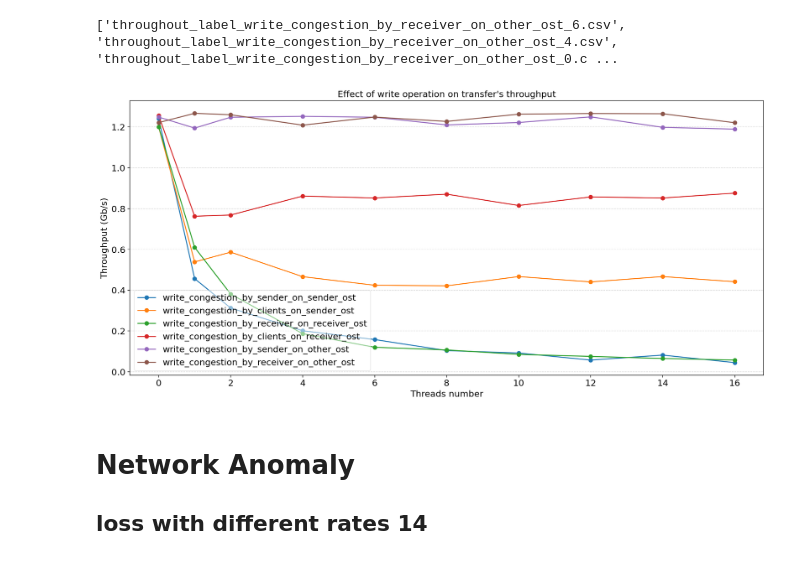
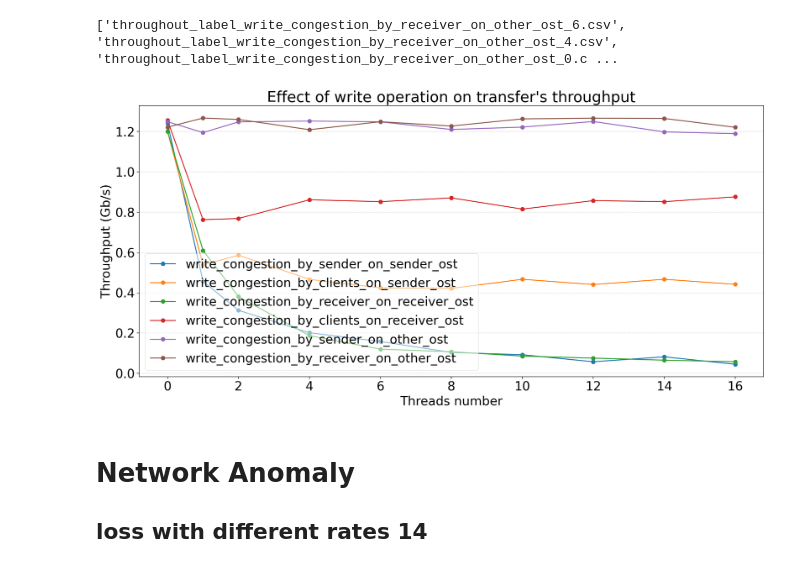
Before and after one commit to EhsanSaZ/BottleneckDetection, a Jupyter notebook: analysis/throughput_analysis.ipynb, the cells around one changed output. Drawn from its saved outputs; the diff is of its cells as text; code cells hidden in the pictures.

```diff
--- a/analysis/throughput_analysis.ipynb
+++ b/analysis/throughput_analysis.ipynb
@@ -188,10 +186,12 @@ from cmath import log
 from matplotlib.pyplot import figure
 from matplotlib import pyplot as plt
 figure(figsize=(18, 8), dpi=160)
+plt.rcParams.update({'font.size': 20})
+
 plt.yticks(np.arange(0, max(read_congestion_by_sender_on_sender_ost_y)+1, 0.1))
 plt.plot(read_congestion_by_sender_on_sender_ost_x, read_congestion_by_sender_on_sender_ost_y, marker='o', label = "read_congestion_by_sender_on_sender_ost")
 plt.plot(read_congestion_by_clients_on_sender_ost_x, read_congestion_by_clients_on_sender_ost_y, marker='o', label = "read_congestion_by_clients_on_sender_ost")
-plt.plot(read_congestion_by_writer_on_writer_ost_x, read_congestion_by_writer_on_writer_ost_y, marker='o', label = "read_congestion_by_writer_on_writer_ost")
+plt.plot(read_congestion_by_writer_on_writer_ost_x, read_congestion_by_writer_on_writer_ost_y, marker='o', label = "read_congestion_by_receiver_on_writer_ost")
 # plt.plot(read_congestion_by_writer_on_writer_ost_x_1, read_congestion_by_writer_on_writer_ost_y_1, label = "read_congestion_by_writer_on_writer_ost_1")
 plt.plot(read_congestion_by_clients_on_receiver_ost_x, read_congestion_by_clients_on_receiver_ost_y, marker='o', label = "read_congestion_by_clients_on_writer_ost")
 # plt.plot(read_congestion_by_clients_on_receiver_ost_x_1, read_congestion_by_clients_on_receiver_ost_y_1, label = "read_congestion_by_clients_on_receiver_ost_1")
@@ -199,15 +199,15 @@ plt.plot(read_congestion_by_sender_on_other_ost_x, read_congestion_by_sender_on_
 #
 # plt.plot(read_congestion_by_sender_on_other_ost_x_1, read_congestion_by_sender_on_other_ost_y_1, marker='o', label = "read_congestion_by_sender_on_other_ost_1")
 #
-plt.plot(read_congestion_by_writer_on_other_ost_x, read_congestion_by_writer_on_other_ost_y, marker='o', label = "read_congestion_by_writer_on_other_ost")
-plt.legend(framealpha=0.5, fontsize=14, loc='lower left')
-plt.xlabel('Threads number', fontsize=14)
-plt.xticks(fontsize=14)
-plt.ylabel('Throughput (Gb/s)',fontsize=14)
-plt.yticks(fontsize=14)
-plt.title('Effect of read operation on transfer\'s throughput', fontsize=14)
+plt.plot(read_congestion_by_writer_on_other_ost_x, read_congestion_by_writer_on_other_ost_y, marker='o', label = "read_congestion_by_receiver_on_other_ost")
+plt.legend(framealpha=0.5, loc='lower left')
+plt.xlabel('Threads number')
+# plt.xticks(fontsize=14)
+plt.ylabel('Throughput (Gb/s)')
+# plt.yticks(fontsize=14)
+plt.title('Effect of read operation on transfer\'s throughput')
 plt.grid(True, axis='y', linestyle='--', alpha=0.5)
-# plt.savefig('Effect of read operation on transfer throughput.jpg')
+plt.savefig('Effect of read operation on transfer throughput.jpg', bbox_inches='tight')
 plt.show()
 # plt.savefig('Effect of read operation on transfer\' throughput.png')
 # %% [output]
@@ -355,29 +356,30 @@ write_congestion_by_receiver_on_other_ost_y = np.array([thr_0, thr_1, thr_2, thr
 # %%
 from matplotlib.pyplot import figure
 from matplotlib import pyplot as plt
-plt.rcParams.update({'font.size': 18})
+plt.rcParams.update({'font.size': 20})
+
 figure(figsize=(18, 8), dpi=160)
 # plt.yticks(np.arange(0, max(write_congestion_by_sender_on_sender_ost_y)+1, 0.1))
 plt.xticks(np.arange(0, 130, 2))
 plt.plot(write_congestion_by_sender_on_sender_ost_x, write_congestion_by_sender_on_sender_ost_y, marker='o', label = "write_congestion_by_sender_on_sender_ost")
 plt.plot(write_congestion_by_clients_on_sender_ost_x, write_congestion_by_clients_on_sender_ost_y, marker='o', label = "write_congestion_by_clients_on_sender_ost")
 plt.plot(write_congestion_by_receiver_on_receiver_ost_x, write_congestion_by_receiver_on_receiver_ost_y, marker='o', label = "write_congestion_by_receiver_on_receiver_ost")
 plt.plot(write_congestion_by_clients_on_receiver_ost_x, write_congestion_by_clients_on_receiver_ost_y, marker='o', label = "write_congestion_by_clients_on_receiver_ost")
 plt.plot(write_congestion_by_sender_on_other_ost_x, write_congestion_by_sender_on_other_ost_y, marker='o', label = "write_congestion_by_sender_on_other_ost")
 plt.plot(write_congestion_by_receiver_on_other_ost_x, write_congestion_by_receiver_on_other_ost_y, marker='o', label = "write_congestion_by_receiver_on_other_ost")
 
-plt.legend(framealpha=0.5, fontsize=14, loc='lower left')
-plt.xlabel('Threads number', fontsize=14)
-plt.xticks(fontsize=14)
-plt.ylabel('Throughput (Gb/s)',fontsize=14)
-plt.yticks(fontsize=14)
-plt.title('Effect of write operation on transfer\'s throughput', fontsize=14)
+plt.legend(framealpha=0.5, loc='lower left')
+plt.xlabel('Threads number')
+# plt.xticks(fontsize=14)
+plt.ylabel('Throughput (Gb/s)')
+# plt.yticks(fontsize=14)
+plt.title('Effect of write operation on transfer\'s throughput')
 plt.grid(True, axis='y', linestyle='--', alpha=0.5)
-plt.savefig('Effect of write operation on transfer\'s throughput.jpg')
+plt.savefig('Effect of write operation on transfer\'s throughput.jpg', bbox_inches='tight')
 plt.show()
-# fig.savefig("write_1KB.jpg")
+# fig.savefig("write_1KB.jpg", bbox_inches='tight')
 # %% [output]
-[figure, old version]
+[figure, new version]
 # %% [markdown]
 # Network Anomaly
 ## loss with different rates 14
```
Also changed, not shown: parts of 7 cells of this notebook.
